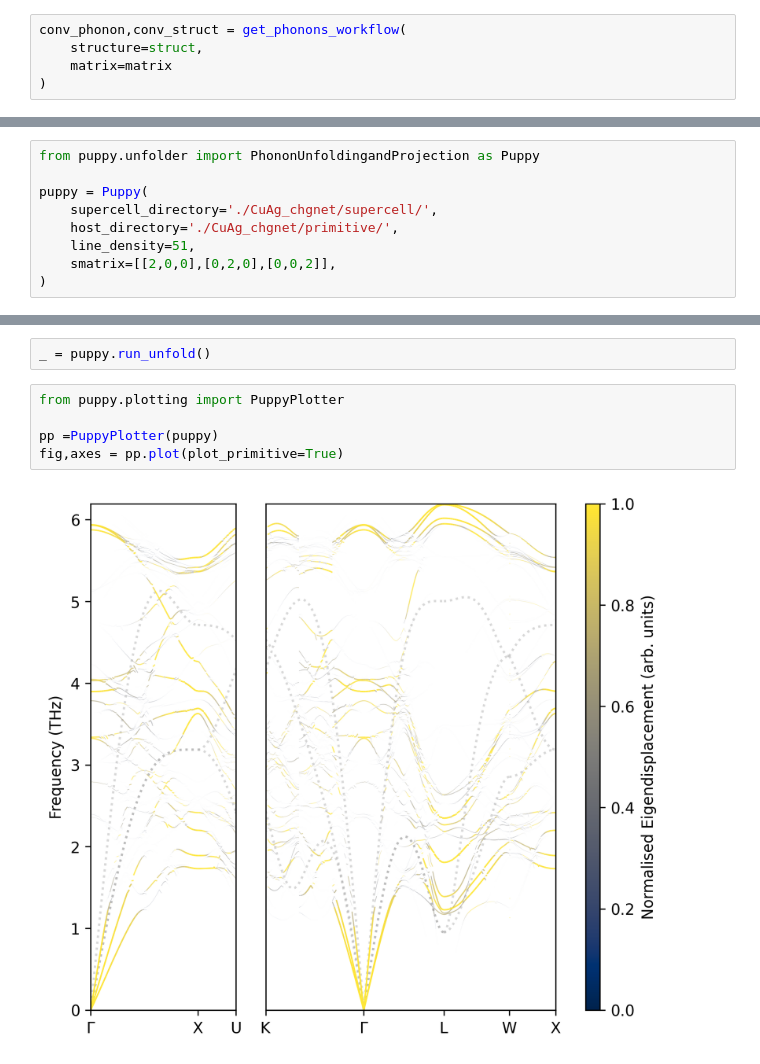
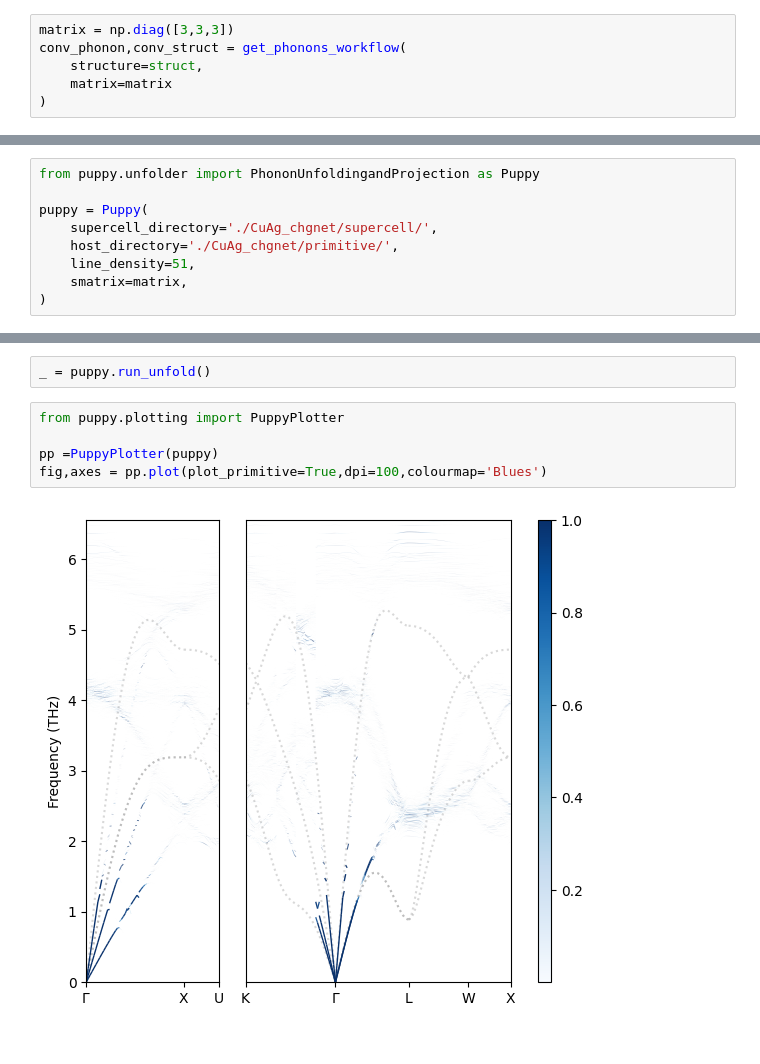
Before and after one commit to badw/puppy, a Jupyter notebook: examples/experimental/chgnet_puppy.ipynb, the cells around one changed output, grey strips where cells are left out. Cells and saved outputs as stored; diff of their text form.

```diff
--- a/examples/experimental/chgnet_puppy.ipynb
+++ b/examples/experimental/chgnet_puppy.ipynb
@@ -55,6 +59,7 @@ def get_phonons_workflow(structure,matrix,**displacement_kws):
     phonon.produce_force_constants(forces=set_of_forces)
     return(phonon,final_structure)
 # %%
+matrix = np.diag([3,3,3])
 conv_phonon,conv_struct = get_phonons_workflow(
     structure=struct,
     matrix=matrix
@@ -146,5 +182,5 @@ puppy = Puppy(
     supercell_directory='./CuAg_chgnet/supercell/',
     host_directory='./CuAg_chgnet/primitive/',
     line_density=51,
-    smatrix=[[2,0,0],[0,2,0],[0,0,2]],
+    smatrix=matrix,
 )
@@ -153,7 +199,7 @@ _ = puppy.run_unfold()
 # %%
 from puppy.plotting import PuppyPlotter
 
 pp =PuppyPlotter(puppy)
-fig,axes = pp.plot(plot_primitive=True)
+fig,axes = pp.plot(plot_primitive=True,dpi=100,colourmap='Blues')
 # %% [output]
-[figure, old version]
+[figure, new version]
```
Also changed, not shown: parts of 12 cells of this notebook, 1 other file.
